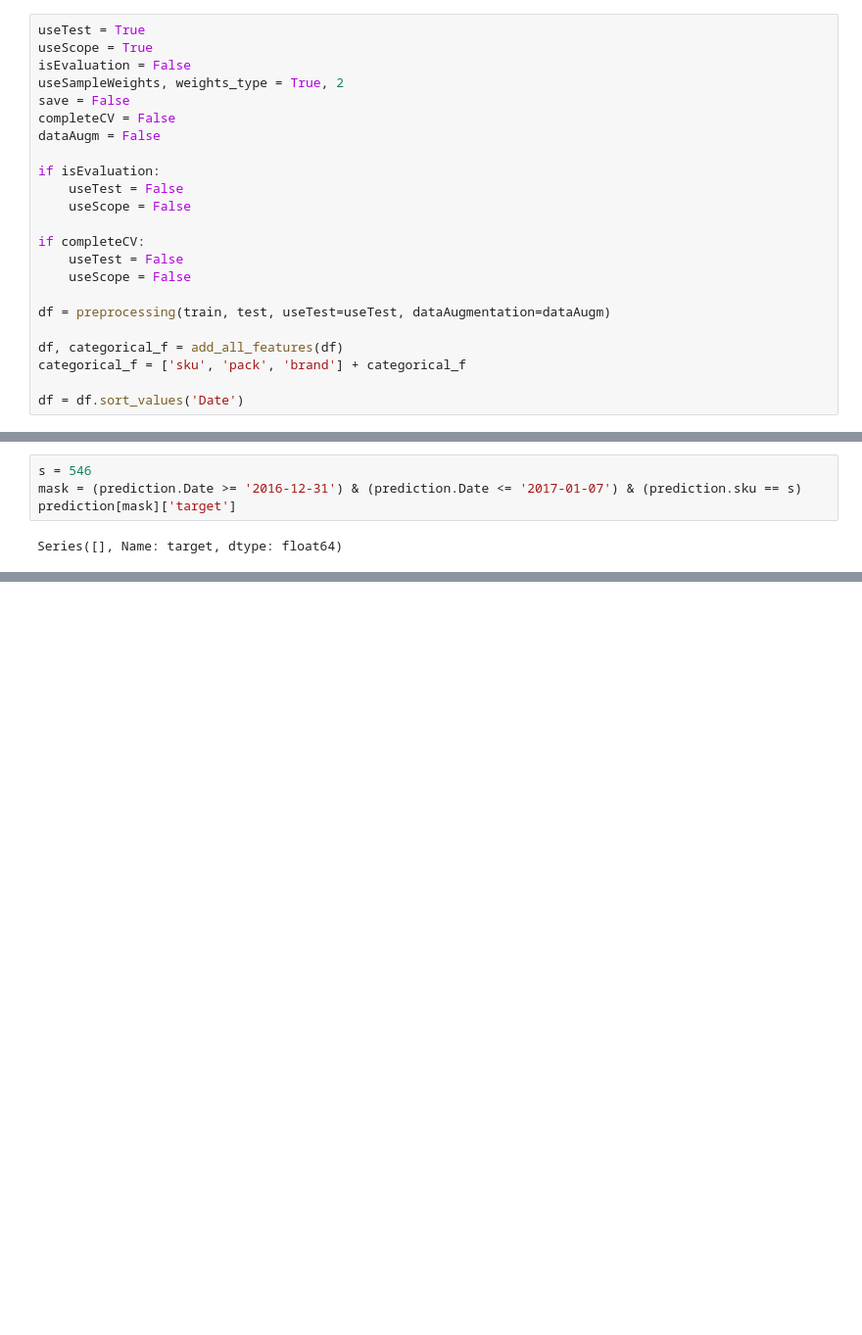
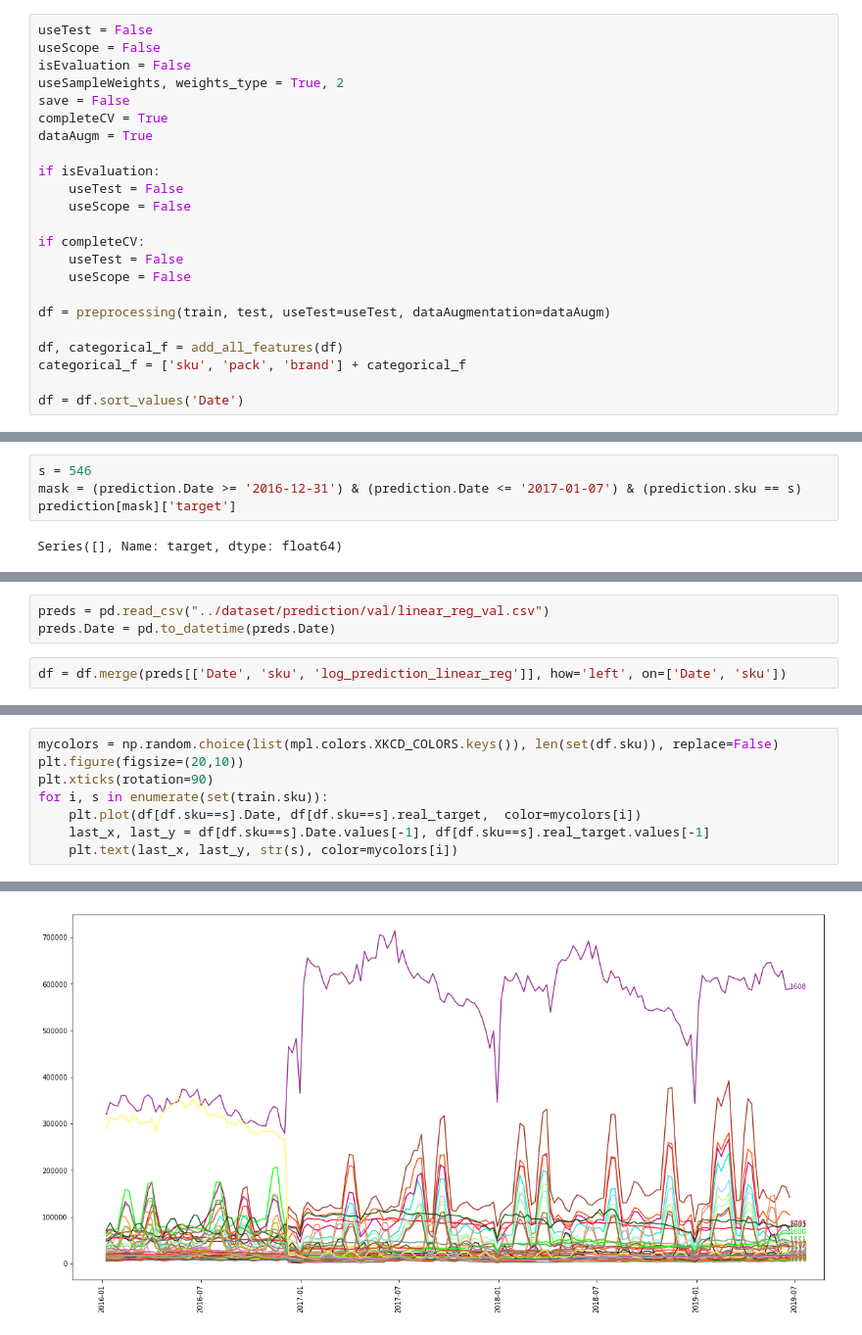
Before and after one commit to tommasofioravanti/DMTMCourseProject, a Jupyter notebook: notebooks/Linear Regressor Model.ipynb, the cells around one changed output, grey strips where cells are left out. Shown: that part at 98% size. Drawn from its saved outputs; the diff is of its cells as text; blank space fills up the shorter version.

```diff
--- a/notebooks/Linear Regressor Model.ipynb
+++ b/notebooks/Linear Regressor Model.ipynb
@@ -68,13 +68,13 @@ from utils import add_all_features
 train = pd.read_csv("../dataset/original/train.csv")
 test = pd.read_csv("../dataset/original/x_test.csv")
 # %%
-useTest = True
-useScope = True
+useTest = False
+useScope = False
 isEvaluation = False
 useSampleWeights, weights_type = True, 2
 save = False
-completeCV = False
-dataAugm = False
+completeCV = True
+dataAugm = True
 
 if isEvaluation:
     useTest = False
@@ -208,0 +323,5 @@ mapes
+# %%
+preds = pd.read_csv("../dataset/prediction/val/linear_reg_val.csv")
+preds.Date = pd.to_datetime(preds.Date)
+# %%
+df = df.merge(preds[['Date', 'sku', 'log_prediction_linear_reg']], how='left', on=['Date', 'sku'])
@@ -208,0 +332,9 @@ mapes
+# %%
+mycolors = np.random.choice(list(mpl.colors.XKCD_COLORS.keys()), len(set(df.sku)), replace=False)
+plt.figure(figsize=(20,10))
+plt.xticks(rotation=90)
+for i, s in enumerate(set(train.sku)):
+    plt.plot(df[df.sku==s].Date, df[df.sku==s].real_target,  color=mycolors[i])
+    last_x, last_y = df[df.sku==s].Date.values[-1], df[df.sku==s].real_target.values[-1]
+    plt.text(last_x, last_y, str(s), color=mycolors[i])
+# %% [output]
@@ -208,0 +358 @@ mapes
+[figure, added]
```
Also changed, not shown: parts of 37 cells of this notebook, 6 other files.
